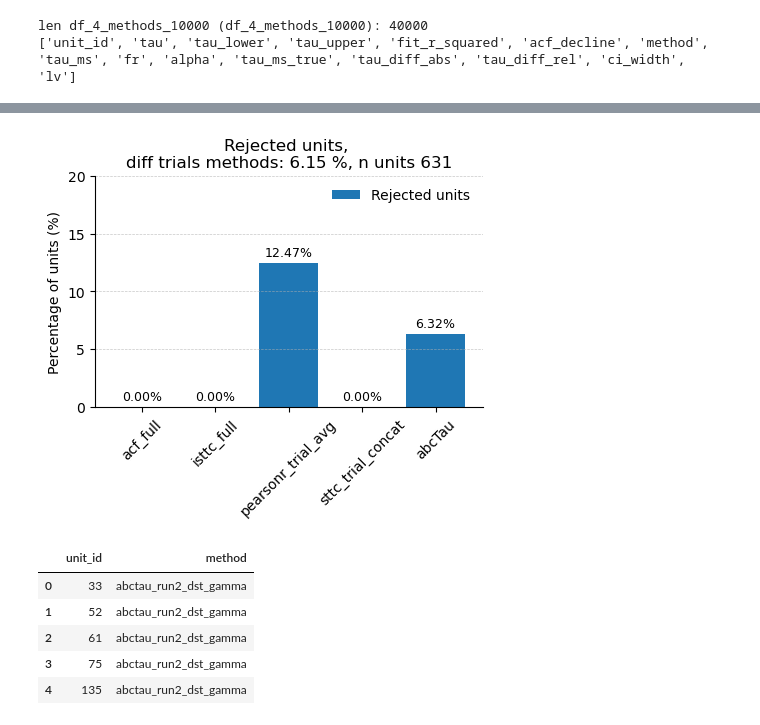
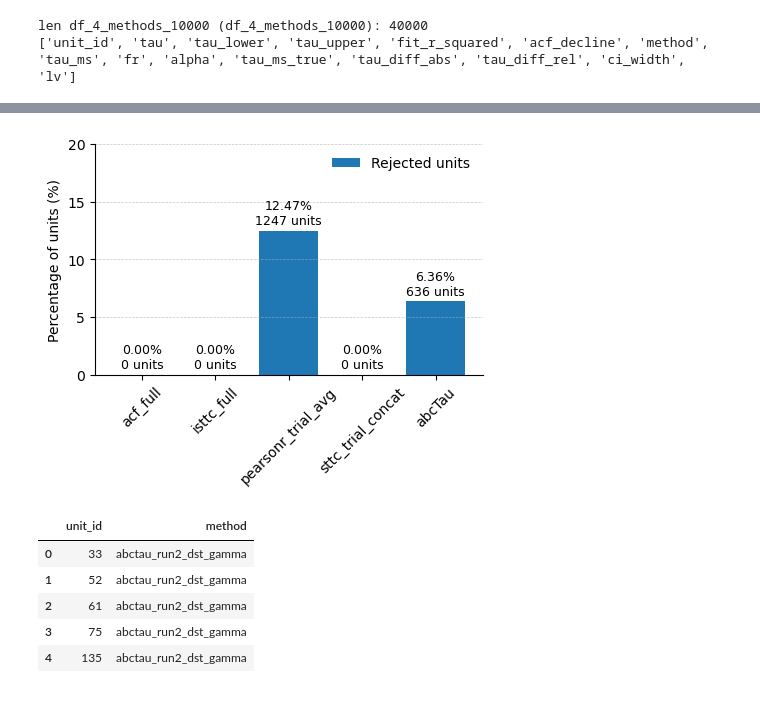
Before and after one commit to iinnpp/isttc, a Jupyter notebook: notebooks/synthetic/plot_taus_with_abctau.ipynb, the cells around one changed output, grey strips where cells are left out. Saved outputs shown, nothing was run; the diff lists cells and outputs as text; code cells hidden in the pictures.

Commit message:
more plots for revision

```diff
--- a/notebooks/synthetic/plot_taus_with_abctau.ipynb
+++ b/notebooks/synthetic/plot_taus_with_abctau.ipynb
@@ -449,8 +435,7 @@ len df_4_methods_10000 (df_4_methods_10000): 40000
 # %%
 # temp for abcTau while computation is running
 intervals = [
-    (0, 8000),
-    (8000, 9742)
+    (0, 9999)
 ]
 numbers = []
 for start, end in intervals:
@@ -503,29 +488,29 @@ diff_trial_methods 631.0, diff_trial_methods_perc 6.14816091954023
 # %%
 methods = exclusion_df['method']
 x = np.arange(len(methods))
 
 fig, axes = plt.subplots(1,1, figsize=(5,3))
 
 axes.bar(x, exclusion_df['percent_tau_nans'], label='Rejected units')
 #axes.bar(x, exclusion_df['percent_fit_r_squared_neg'], bottom=exclusion_df['percent_tau_nans'], label='Negative R-squared')
 axes.set_xticks(x, methods, rotation=45)
 axes.set_ylabel('Percentage of units (%)')
-axes.set_title(f'Rejected units, \ndiff trials methods: {diff_trial_methods_perc:.2f} %, n units {int(diff_trial_methods)}')
 axes.legend(frameon = False)
 axes.grid(True, which="both", axis='y', linestyle="--", linewidth=0.5, alpha=0.7)
 axes.set_yticks([0,5,10,15,20])
 
 total = exclusion_df['percent_tau_nans']
-for i, (xi, height) in enumerate(zip(x, total)):
-    axes.text(xi, height + 0.3, f"{height:.2f}%", ha='center', va='bottom', fontsize=9)
+total_n_units = exclusion_df['tau_nans']
+for i, (xi, height, height2) in enumerate(zip(x, total, total_n_units)):
+    axes.text(xi, height + 0.3, f"{height:.2f}%\n{height2:.0f} units", ha='center', va='bottom', fontsize=9)
 
 sns.despine()
 
 if save_fig:
     plt.savefig(fig_folder + 'excluded_fits_plot.png' , bbox_inches='tight', dpi=300)
     plt.savefig(fig_folder + 'excluded_fits_plot.svg' , bbox_inches='tight')
 # %% [output]
-[figure, old version]
+[figure, new version]
 # %%
 df_missing = pd.DataFrame({
     "unit_id": missing_numbers,
```
Also changed, not shown: parts of 14 cells of this notebook, 4 other files.
